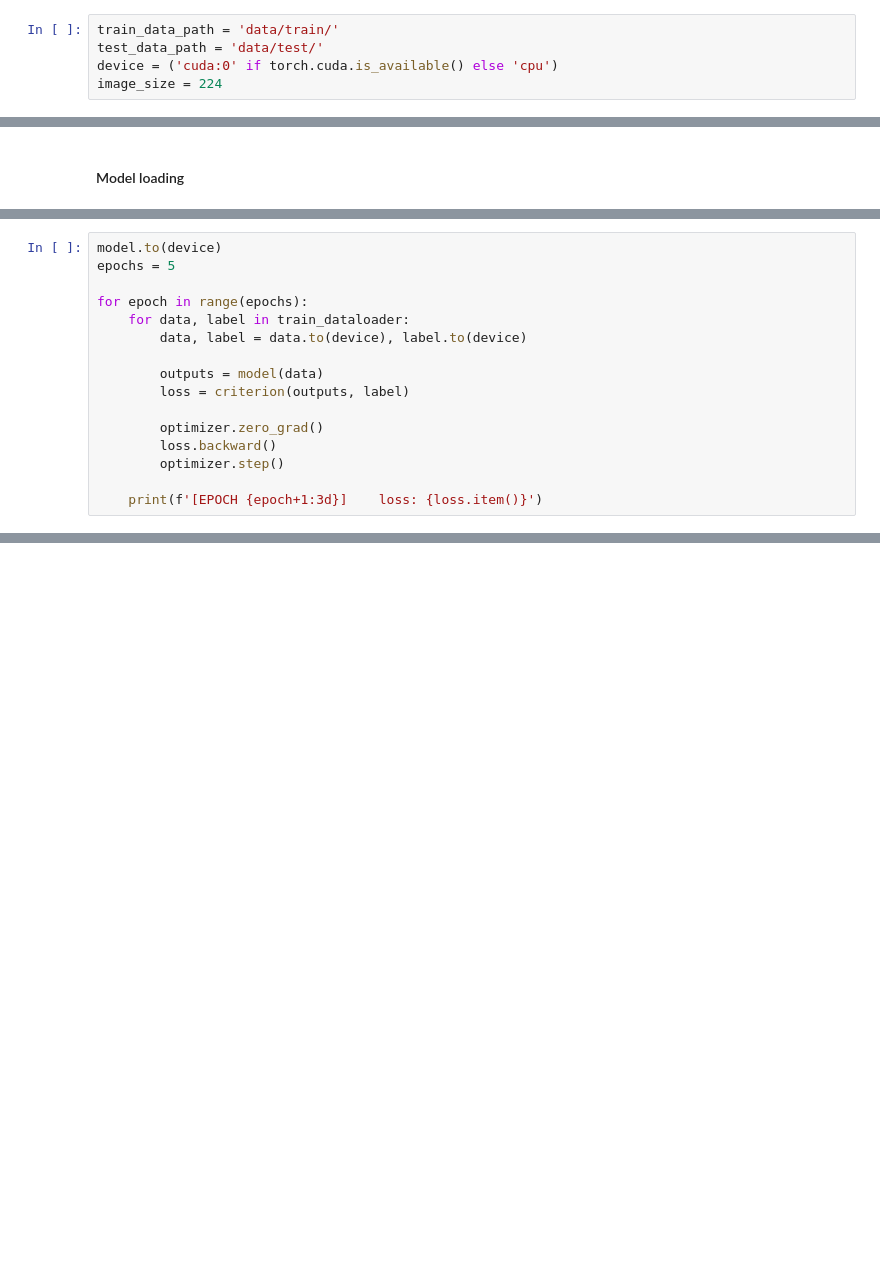
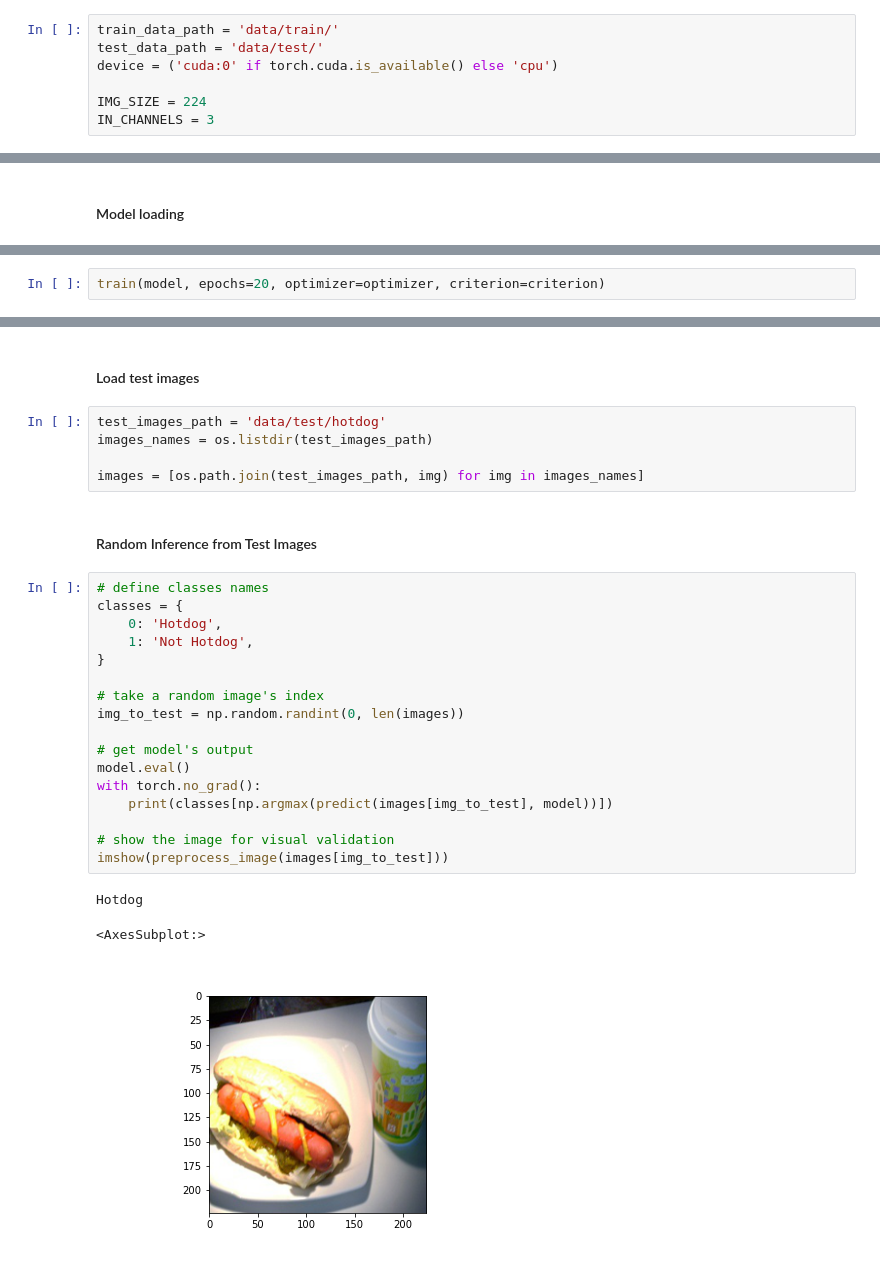
Before and after one commit to arawxx/Hotdog-or-Not, a Jupyter notebook: main.ipynb, the cells around one changed output, grey strips where cells are left out. Cells and saved outputs as stored; diff of their text form; blank space fills up the shorter version.

Commit message:
Add main notebook, Change model

```diff
--- a/main.ipynb
+++ b/main.ipynb
@@ -21,4 +25,6 @@ from model.load_model import load_model
 train_data_path = 'data/train/'
 test_data_path = 'data/test/'
 device = ('cuda:0' if torch.cuda.is_available() else 'cpu')
-image_size = 224
+
+IMG_SIZE = 224
+IN_CHANNELS = 3
@@ -118,16 +134,0 @@ CoAtNet(
-# %%
-model.to(device)
-epochs = 5
-
-for epoch in range(epochs):
-    for data, label in train_dataloader:
-        data, label = data.to(device), label.to(device)
-
-        outputs = model(data)
-        loss = criterion(outputs, label)
-
-        optimizer.zero_grad()
-        loss.backward()
-        optimizer.step()
-
-    print(f'[EPOCH {epoch+1:3d}]    loss: {loss.item()}')
@@ -136,0 +171,2 @@ for epoch in range(epochs):
+# %%
+train(model, epochs=20, optimizer=optimizer, criterion=criterion)
@@ -136,0 +285,30 @@ for epoch in range(epochs):
+# %% [markdown]
+#### Load test images
+# %%
+test_images_path = 'data/test/hotdog'
+images_names = os.listdir(test_images_path)
+
+images = [os.path.join(test_images_path, img) for img in images_names]
+# %% [markdown]
+#### Random Inference from Test Images
+# %%
+# define classes names
+classes = {
+    0: 'Hotdog',
+    1: 'Not Hotdog',
+}
+
+# take a random image's index
+img_to_test = np.random.randint(0, len(images))
+
+# get model's output
+model.eval()
+with torch.no_grad():
+    print(classes[np.argmax(predict(images[img_to_test], model))])
+
+# show the image for visual validation
+imshow(preprocess_image(images[img_to_test]))
+# %% [output]
+Hotdog
+<AxesSubplot:>
+[figure, added]
```
Also changed, not shown: parts of 23 cells of this notebook, 15 other files.
